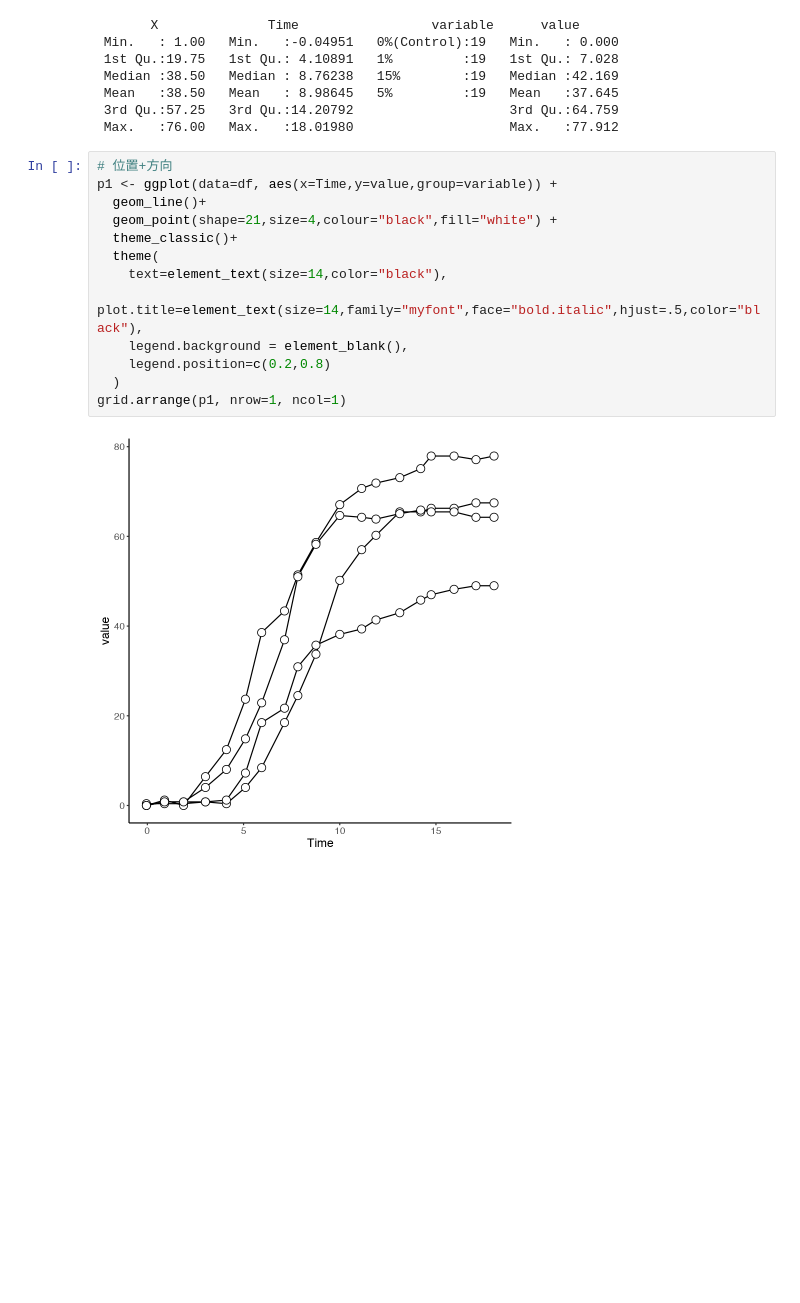
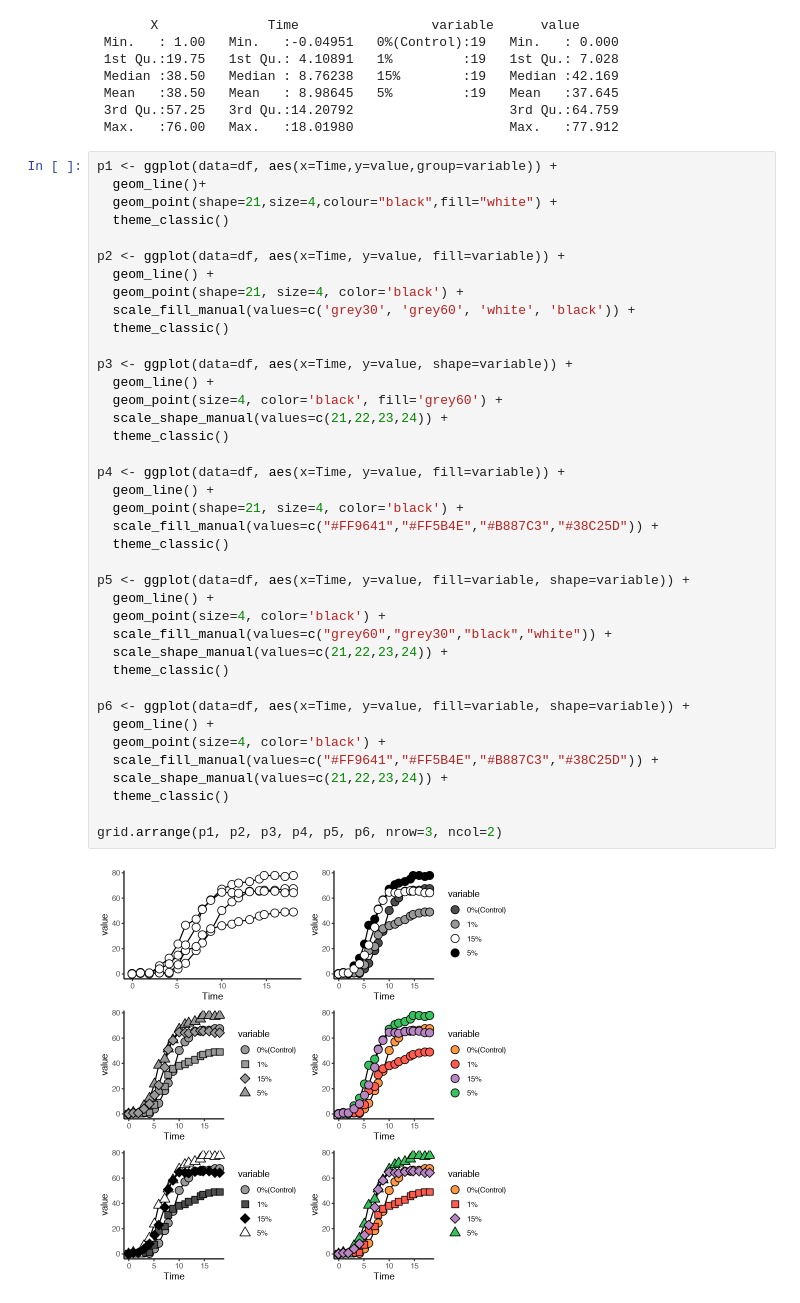
Before and after one commit to peiwang27/R, a Jupyter notebook: R语言数据可视化.ipynb, the cells around one changed output. Cells and saved outputs as stored; diff of their text form; blank space fills up the shorter version.

```diff
--- a/R语言数据可视化.ipynb
+++ b/R语言数据可视化.ipynb
@@ -89,18 +89,44 @@ A data.frame: 6 × 4
  Mean   :38.50   Mean   : 8.98645   5%         :19   Mean   :37.645
  3rd Qu.:57.25   3rd Qu.:14.20792                    3rd Qu.:64.759
  Max.   :76.00   Max.   :18.01980                    Max.   :77.912
-# %%
-# 位置+方向
-p1 <- ggplot(data=df, aes(x=Time,y=value,group=variable)) +
-  geom_line()+
-  geom_point(shape=21,size=4,colour="black",fill="white") +
-  theme_classic()+
-  theme(
-    text=element_text(size=14,color="black"),
-    plot.title=element_text(size=14,family="myfont",face="bold.italic",hjust=.5,color="black"),
-    legend.background = element_blank(),
-    legend.position=c(0.2,0.8)
-  )
-grid.arrange(p1, nrow=1, ncol=1)
-# %% [output]
-[figure, removed]
+# %%
+p1 <- ggplot(data=df, aes(x=Time,y=value,group=variable)) +
+  geom_line()+
+  geom_point(shape=21,size=4,colour="black",fill="white") +
+  theme_classic()
+
+p2 <- ggplot(data=df, aes(x=Time, y=value, fill=variable)) +
+  geom_line() +
+  geom_point(shape=21, size=4, color='black') +
+  scale_fill_manual(values=c('grey30', 'grey60', 'white', 'black')) +
+  theme_classic()
+
+p3 <- ggplot(data=df, aes(x=Time, y=value, shape=variable)) +
+  geom_line() +
+  geom_point(size=4, color='black', fill='grey60') +
+  scale_shape_manual(values=c(21,22,23,24)) +
+  theme_classic()
+
+p4 <- ggplot(data=df, aes(x=Time, y=value, fill=variable)) +
+  geom_line() +
+  geom_point(shape=21, size=4, color='black') +
+  scale_fill_manual(values=c("#FF9641","#FF5B4E","#B887C3","#38C25D")) +
+  theme_classic()
+
+p5 <- ggplot(data=df, aes(x=Time, y=value, fill=variable, shape=variable)) +
+  geom_line() +
+  geom_point(size=4, color='black') +
+  scale_fill_manual(values=c("grey60","grey30","black","white")) +
+  scale_shape_manual(values=c(21,22,23,24)) +
+  theme_classic()
+
+p6 <- ggplot(data=df, aes(x=Time, y=value, fill=variable, shape=variable)) +
+  geom_line() +
+  geom_point(size=4, color='black') +
+  scale_fill_manual(values=c("#FF9641","#FF5B4E","#B887C3","#38C25D")) +
+  scale_shape_manual(values=c(21,22,23,24)) +
+  theme_classic()
+
+grid.arrange(p1, p2, p3, p4, p5, p6, nrow=3, ncol=2)
+# %% [output]
+[figure, added]
```
